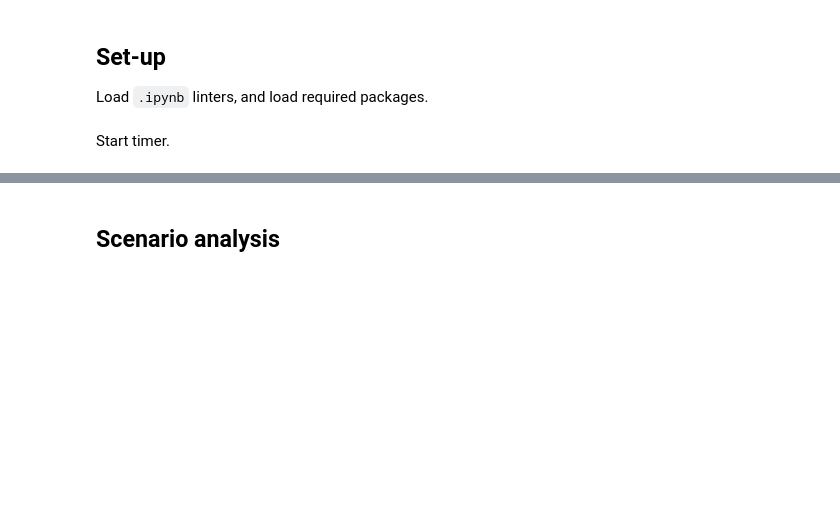
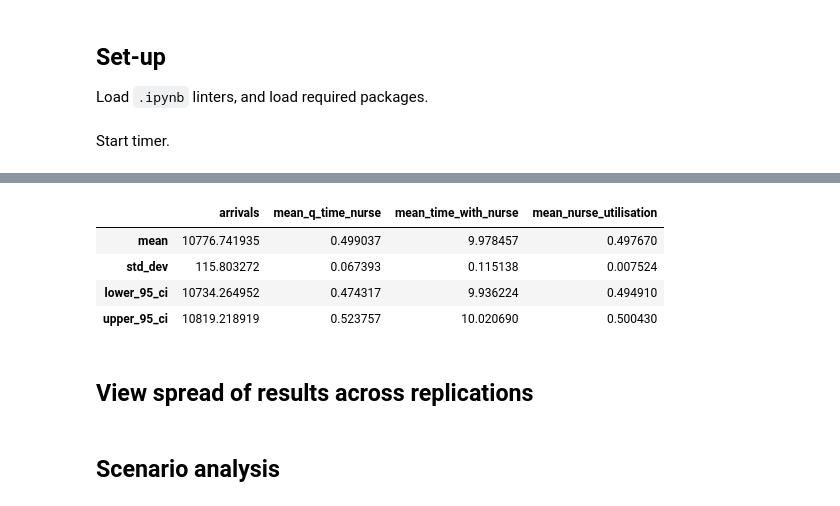
Before and after one commit to pythonhealthdatascience/pydesrap_mms, a Jupyter notebook: scripts/analysis.ipynb, the cells around one changed output, grey strips where cells are left out. Saved outputs shown, nothing was run; the diff lists cells and outputs as text; code cells hidden in the pictures; blank space fills up the shorter version.

```diff
--- a/scripts/analysis.ipynb
+++ b/scripts/analysis.ipynb
@@ -41,3 +79,14 @@ trial.run_trial()
+# %%
+display(trial.overall_results_df.head())
+trial.overall_results_df.to_csv('../outputs/example_overall.csv', index=False)
+# %% [output]
+|  | arrivals | mean_q_time_nurse | mean_time_with_nurse | mean_nurse_utilisation |
+| mean | 10776.741935 | 0.499037 | 9.978457 | 0.497670 |
+| std_dev | 115.803272 | 0.067393 | 0.115138 | 0.007524 |
+| lower_95_ci | 10734.264952 | 0.474317 | 9.936224 | 0.494910 |
+| upper_95_ci | 10819.218919 | 0.523757 | 10.020690 | 0.500430 |
+# %% [markdown]
+## View spread of results across replications
 # %%
 def plot_results_spread(column, x_label, y_label='Frequency'):
     """
```
Also changed, not shown: parts of 9 cells of this notebook, 5 other files.
